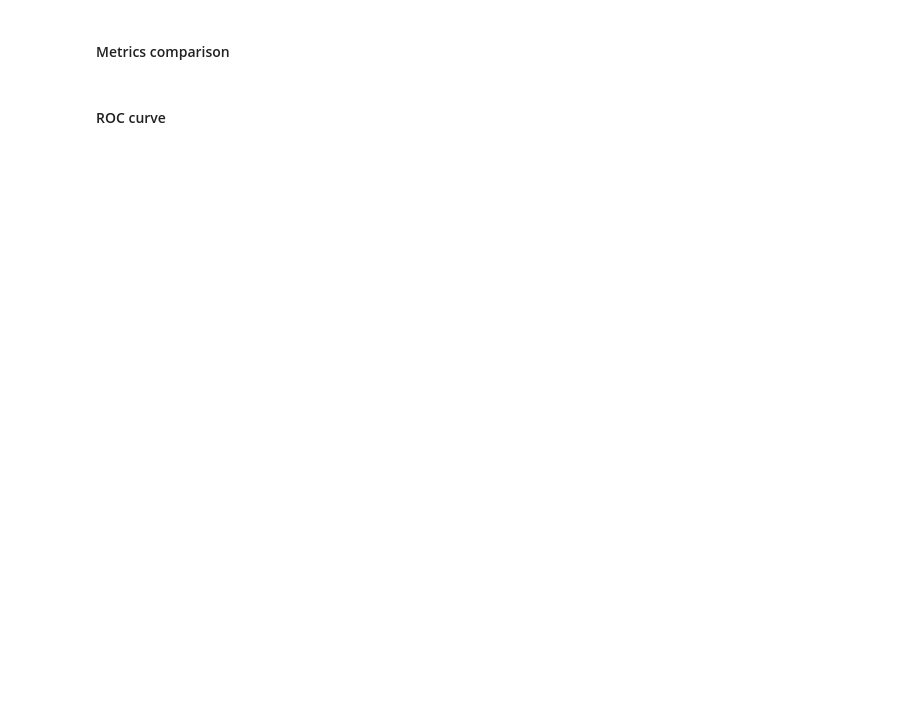
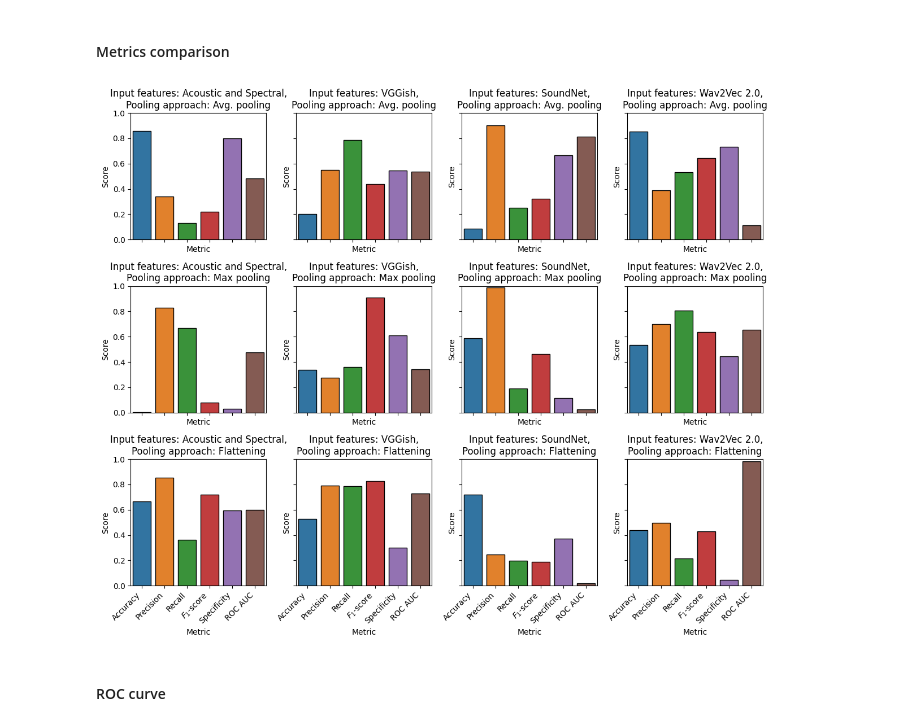
Before and after one commit to vincenzo-scotti/voice_analysis_parkinson, a Jupyter notebook: notebooks/main.ipynb, the cells around one changed output. Drawn from its saved outputs; the diff is of its cells as text; code cells hidden in the pictures; blank space fills up the shorter version.

```diff
--- a/notebooks/main.ipynb
+++ b/notebooks/main.ipynb
@@ -68,9 +69,14 @@ METRICS_MAPPING: Dict[str, str] = {
     'roc_thresholds': 'Threshold (from ROC curve)',
     'precisions': 'Precision score',
     'recalls': 'Recall score',
-    'pr_rc_thresholds': 'Threshold (from precision-recall) curve',
+    'pr_rc_thresholds': 'Threshold (from precision-recall curve)',
     'confusion_matrix': 'Confusion matrix'
 }
+# %%
+METRICS = ['Accuracy', 'Precision', 'Recall', '$F_1$-score', 'Specificity', 'ROC AUC']
+ROC = ['False positives rate', 'True postives rate', 'Threshold (from ROC curve)']
+PRC_REC = ['Precision score', 'Recall score', 'Threshold (from precision-recall curve)']
+CONF_MAT = ['Confusion matrix']
 # %%
 DF_COLUMNS: List[str] = ['Input features', 'Pooling approach', 'Domain adaptation', 'Data set', 'Metric', 'Value']
 # %% [markdown]
@@ -96,7 +102,7 @@ def convert_series(raw_series: pd.Series) -> Tuple[
 # %%
 def convert_results_df(raw_df: pd.DataFrame) -> pd.DataFrame:
     df: pd.DataFrame = pd.DataFrame(
-        [row for _, row in raw_df.iterrows()], columns=DF_COLUMNS
+        [convert_series(row) for _, row in raw_df.iterrows()], columns=DF_COLUMNS
     )
 
     return df
@@ -286,5 +307,6 @@ df_hi_to_en = convert_results_df(df_hi_to_en)
 ### Detection in Hindi
 # %%
 df = df_hi_to_en[
-    (df_hi_to_en['Domain adaptation'] == ADAPTATION_MAPPING[False]) & (df_hi_to_en['Data set'] == DATA_MAPPING['src'])
+    (df_hi_to_en['Domain adaptation'] == ADAPTATION_MAPPING[False]) & (df_hi_to_en['Data set'] == DATA_MAPPING['src']) & df['Metric'].isin(METRICS)
 ]
+df
@@ -293,29 +329,33 @@ df = df_hi_to_en[
 # %%
 fig, axes = plt.subplots(
         nrows=len(df['Pooling approach'].unique()),
         ncols=len(df['Input features'].unique()),
-        figsize=(12, 24),
+        figsize=(12, 10),
         sharex=True,
-        sharey='row'
+        sharey=True  # 'row'
     )
 
 for i, (_, pooling) in enumerate(POOLING_MAPPING.items()):
     for j, (_, feature) in enumerate(FEATURES_MAPPING.items()):
         sns.barplot(
             data=df[(df['Input features'] == feature) & (df['Pooling approach'] == pooling)],
             x='Metric',
             y='Value',
             ax=axes[i][j],
             linewidth=1.,
             edgecolor='0',
-            order=list(METRICS_MAPPING.keys())
+            order=list(METRICS)
         )
-        axes[i].set_title(f'Input features: {feature}, Pooling approach: {pooling}')
+        axes[i][j].set_title(f'Input features: {feature},\nPooling approach: {pooling}')
         axes[i][j].set_xlabel('Metric')
         axes[i][j].set_ylabel('Score')
-        # axes[0][i].set_xlim(0.9, tmp_df_coarse[0].max() + 1000)
+        axes[i][j].set_ylim(0.0, 1.0)
+        # axes[i][j].grid()
+        axes[i][j].set_xticklabels(axes[i][j].get_xticklabels(), rotation=45, ha='right')
 plt.tight_layout()
 plt.show()
+# %% [output]
+[figure, added]
 # %%
 fig.savefig(os.path.join(OUT_DIR_PATH, 'hi_cls_results.pdf'))
 # %% [markdown]
```
Also changed, not shown: parts of 11 cells of this notebook.
